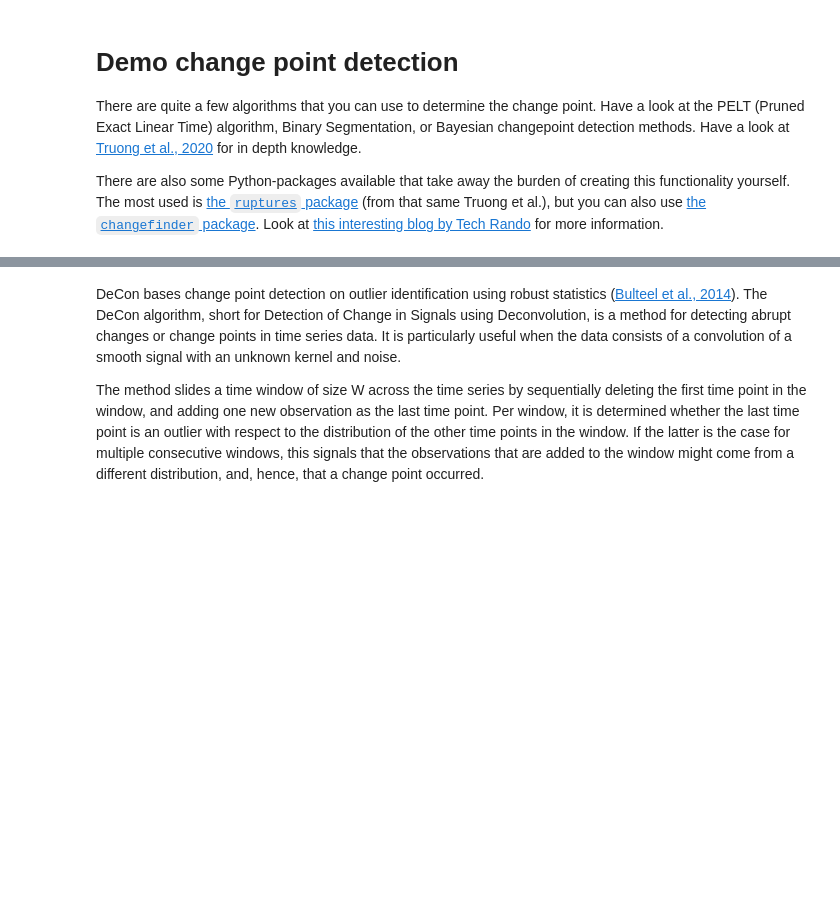
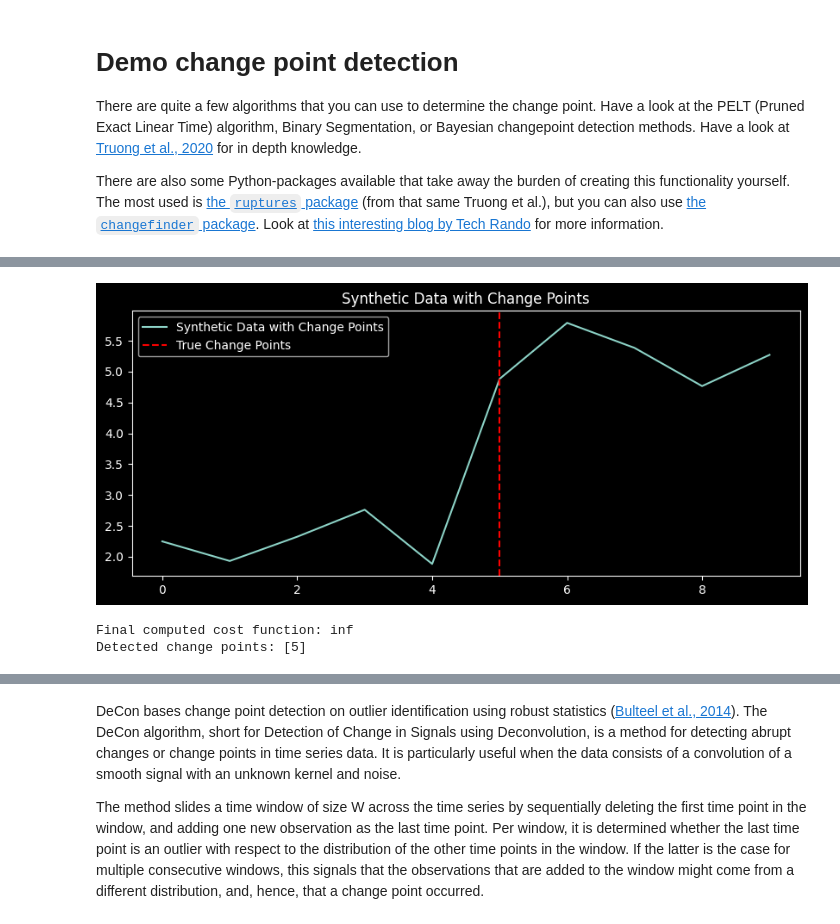
Before and after one commit to fenna/BFVM23PROGRAM3, a Jupyter notebook: demos/demo_changepoint_detection.ipynb, the cells around one changed output, grey strips where cells are left out. Cells and saved outputs as stored; diff of their text form; code cells hidden in the pictures; blank space fills up the shorter version.

Commit message:
Updated notebook on changepoint detection.

```diff
--- a/demos/demo_changepoint_detection.ipynb
+++ b/demos/demo_changepoint_detection.ipynb
@@ -35,0 +32,15 @@ plt.savefig('multivariate.png')
+# %%
+np.random.seed(42)
+data = np.concatenate([
+    np.random.normal(2, 0.5, 5),
+    np.random.normal(5, 0.5, 5)
+])
+
+plt.figure(figsize=(10, 4))
+plt.plot(data, label="Synthetic Data with Change Points")
+plt.axvline(5, color="red", linestyle="--", label="True Change Points")
+plt.legend()
+plt.title("Synthetic Data with Change Points")
+plt.show()
+# %% [output]
+[figure, added]
@@ -35,0 +57,64 @@ plt.savefig('multivariate.png')
+# %%
+# data = np.array([3,4,5]) # this data was included for the presentation
+logging = False # change to True if you want to see the relevant output at each iteration
+
+def log_var(var_str):
+    if logging:
+        print(var_str)
+
+n = len(data)
+F = np.full(n + 1, np.inf)  # Cost function values, initialized to infinity
+cp = np.full(n + 1, -1)  # Store best change points
+penalty = 5  # Regularization parameter
+
+# Initial conditions
+F[0] = 0
+R = [0]  # Retained change points
+
+# Dynamic programming with pruning
+for t in range(1, n):
+    log_var(f'{t=}')
+    costs = []
+    candidates = []
+
+    for s in R:
+        log_var(f'data: {data[s:t]}')
+        segment_cost = cost_func(data[s:t])  # Cost of segment [s:t]
+        log_var(f'{segment_cost=}')
+        total_cost = F[s] + segment_cost + penalty
+        log_var(f'{total_cost=}')
+        costs.append(total_cost)
+        candidates.append(s)
+        log_var(f'{s=}')
+
+    log_var(f'{costs=}')
+    log_var(f'{candidates=}')
+
+    # Update F[t] with the minimum cost found
+    min_cost_idx = np.argmin(costs)
+    F[t] = costs[min_cost_idx]
+    cp[t] = candidates[min_cost_idx]  # Store best previous changepoint
+    log_var(f'{cp=}')
+    log_var(f'{F=}')
+
+    # Prune: Keep only promising candidates
+    #R = [s for s in R if F[s] + cost_func(data[s:t]) + penalty <= F[t]]
+    R.append(t)  # Always retain the current t
+    log_var(f'{R=}')
+    log_var('')
+
+# Reconstruct change points by tracing back
+t = n - 1
+change_points = []
+while t > 0:
+    t = cp[t]
+    if t > 0:
+        change_points.append(t)
+
+change_points.reverse()  # Make sure they are in order
+
+print("Final computed cost function:", F[-1])
+print("Detected change points:", change_points)
+# %% [output]
+Final computed cost function: inf
+Detected change points: [5]
```
Also changed, not shown: parts of 18 cells of this notebook.
